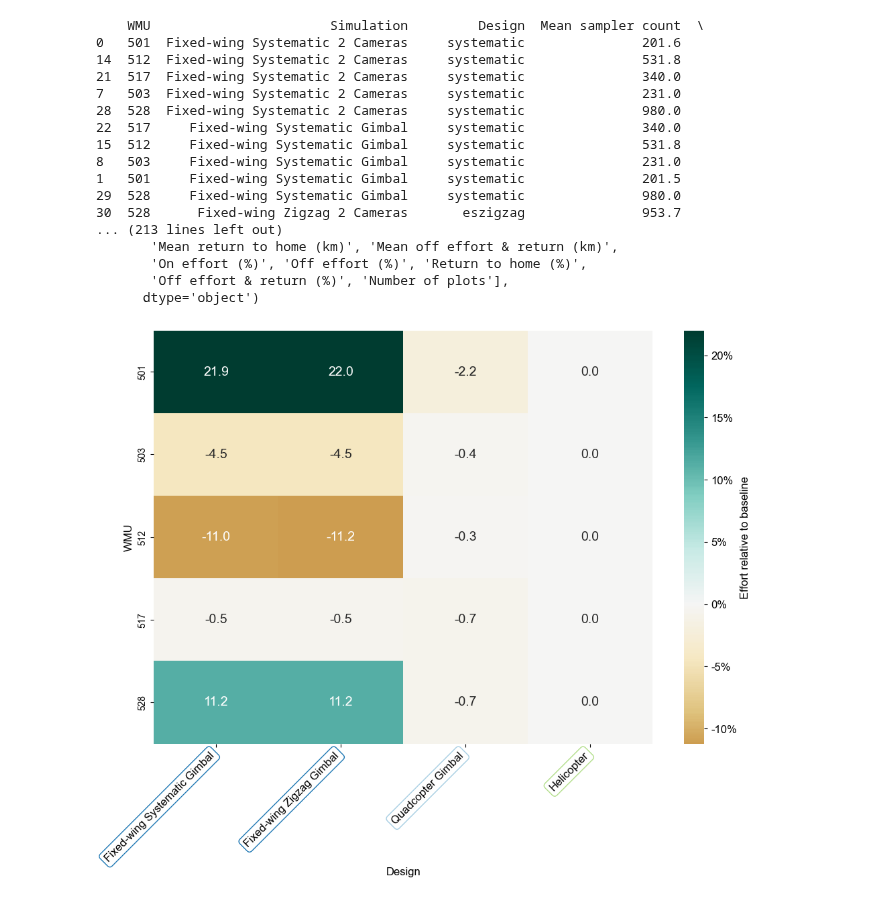
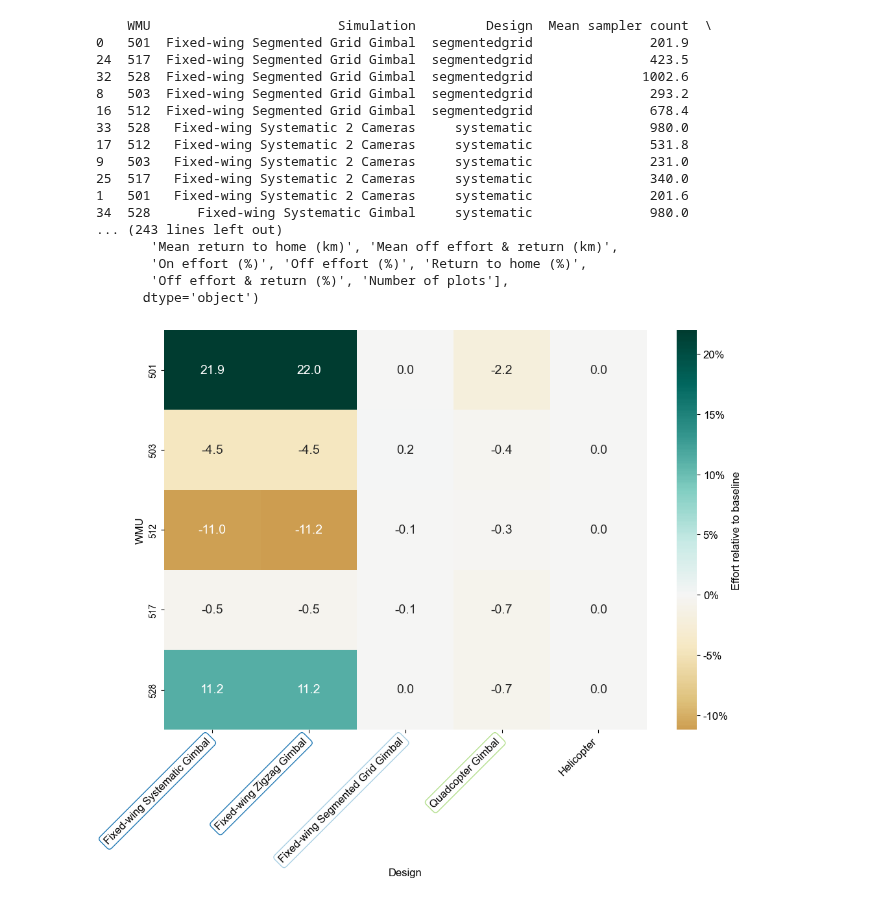
Before and after one commit to hambrecht/DroneSurveySimulator, a Jupyter notebook: Scripts/visualisation/vis_cover.ipynb, the cells around one changed output. Cells and saved outputs as stored; diff of their text form; code cells hidden in the pictures.

```diff
--- a/Scripts/visualisation/vis_cover.ipynb
+++ b/Scripts/visualisation/vis_cover.ipynb
@@ -40,6 +40,7 @@ simulation_rename_dict = {
     'QC-Sys-NADIR': 'Quadcopter NADIR',
     'QC-Sys': 'Quadcopter Gimbal',
     'H-SG': 'Helicopter',
+    'FW-Seg-G' : 'Fixed-wing Segmented Grid Gimbal'
 }
 # # Renaming the simulations
 df['Simulation'] = df['Simulation'].replace(simulation_rename_dict)
@@ -53,19 +54,19 @@ df = df.sort_values('Simulation')
 print(df)
 print(df.columns)
 # %% [output]
-    WMU                       Simulation         Design  Mean sampler count  \
-0   501  Fixed-wing Systematic 2 Cameras     systematic               201.6
-14  512  Fixed-wing Systematic 2 Cameras     systematic               531.8
-21  517  Fixed-wing Systematic 2 Cameras     systematic               340.0
-7   503  Fixed-wing Systematic 2 Cameras     systematic               231.0
-28  528  Fixed-wing Systematic 2 Cameras     systematic               980.0
-22  517     Fixed-wing Systematic Gimbal     systematic               340.0
-15  512     Fixed-wing Systematic Gimbal     systematic               531.8
-8   503     Fixed-wing Systematic Gimbal     systematic               231.0
-1   501     Fixed-wing Systematic Gimbal     systematic               201.5
-29  528     Fixed-wing Systematic Gimbal     systematic               980.0
-30  528      Fixed-wing Zigzag 2 Cameras       eszigzag               953.7
-... (213 lines left out)
+    WMU                        Simulation         Design  Mean sampler count  \
+0   501  Fixed-wing Segmented Grid Gimbal  segmentedgrid               201.9
+24  517  Fixed-wing Segmented Grid Gimbal  segmentedgrid               423.5
+32  528  Fixed-wing Segmented Grid Gimbal  segmentedgrid              1002.6
+8   503  Fixed-wing Segmented Grid Gimbal  segmentedgrid               293.2
+16  512  Fixed-wing Segmented Grid Gimbal  segmentedgrid               678.4
+33  528   Fixed-wing Systematic 2 Cameras     systematic               980.0
+17  512   Fixed-wing Systematic 2 Cameras     systematic               531.8
+9   503   Fixed-wing Systematic 2 Cameras     systematic               231.0
+25  517   Fixed-wing Systematic 2 Cameras     systematic               340.0
+1   501   Fixed-wing Systematic 2 Cameras     systematic               201.6
+34  528      Fixed-wing Systematic Gimbal     systematic               980.0
+... (243 lines left out)
        'Mean return to home (km)', 'Mean off effort & return (km)',
        'On effort (%)', 'Off effort (%)', 'Return to home (%)',
        'Off effort & return (%)', 'Number of plots'],
@@ -75,7 +76,7 @@ print(df.columns)
 df_filtered = df[['WMU', 'Simulation', 'Mean line length (km)']]
 
 # Select only the desired simulations
-desired_simulations = ['Fixed-wing Systematic Gimbal', 'Fixed-wing Zigzag Gimbal', 'Quadcopter Gimbal',
+desired_simulations = ['Fixed-wing Systematic Gimbal', 'Fixed-wing Zigzag Gimbal', 'Fixed-wing Segmented Grid Gimbal', 'Quadcopter Gimbal',
                        'Helicopter']  # Replace with your actual simulation names
 df_filtered = df_filtered[df_filtered['Simulation'].isin(desired_simulations)]
 
@@ -103,34 +104,34 @@ ax = sns.heatmap(df_diff, cmap='BrBG', center=0, annot=True, fmt='.1f', annot_kw
 
 # Define colors for each group of simulations
 colors = ['#1f78b4', '#1f78b4', '#a6cee3', '#b2df8a']
 
 # Add colored borders around the x-axis labels
 for tick_label, color in zip(ax.get_xticklabels(), colors):
     tick_label.set_bbox(dict(facecolor='white', edgecolor=color, boxstyle='round,pad=0.3'))
 
 # Keep the font color black
 for tick_label in ax.get_xticklabels():
     tick_label.set_color('black')
 
 # Rotate x-axis labels to 45 degrees and increase font size
 plt.xticks(rotation=45, ha='right', fontsize=12)
 
 # Add labels and title
 plt.xlabel('Design', fontsize=12)
 plt.ylabel('WMU', fontsize=12)
 
 # Add a legend for the color bar
 cbar = ax.collections[0].colorbar
 cbar.set_label('Effort relative to baseline', size=12)
 cbar.ax.tick_params(labelsize=12)
 
 # Save the plot as a TIFF file to the specified relative path
 output_path = os.path.join('..', '..', 'Output', 'Plots', 'relEffortHeatmap.tiff')
 plt.savefig(output_path, format='tiff', dpi=300, bbox_inches='tight')
 
 plt.show()
 # %% [output]
-[figure, old version]
+[figure, new version]
 # %%
 # Construct the relative path to the CSV file
 file_path = os.path.join('..', '..', 'Output', 'Simulation', 'coverage_score.csv')
```
Also changed, not shown: parts of 5 cells of this notebook.
